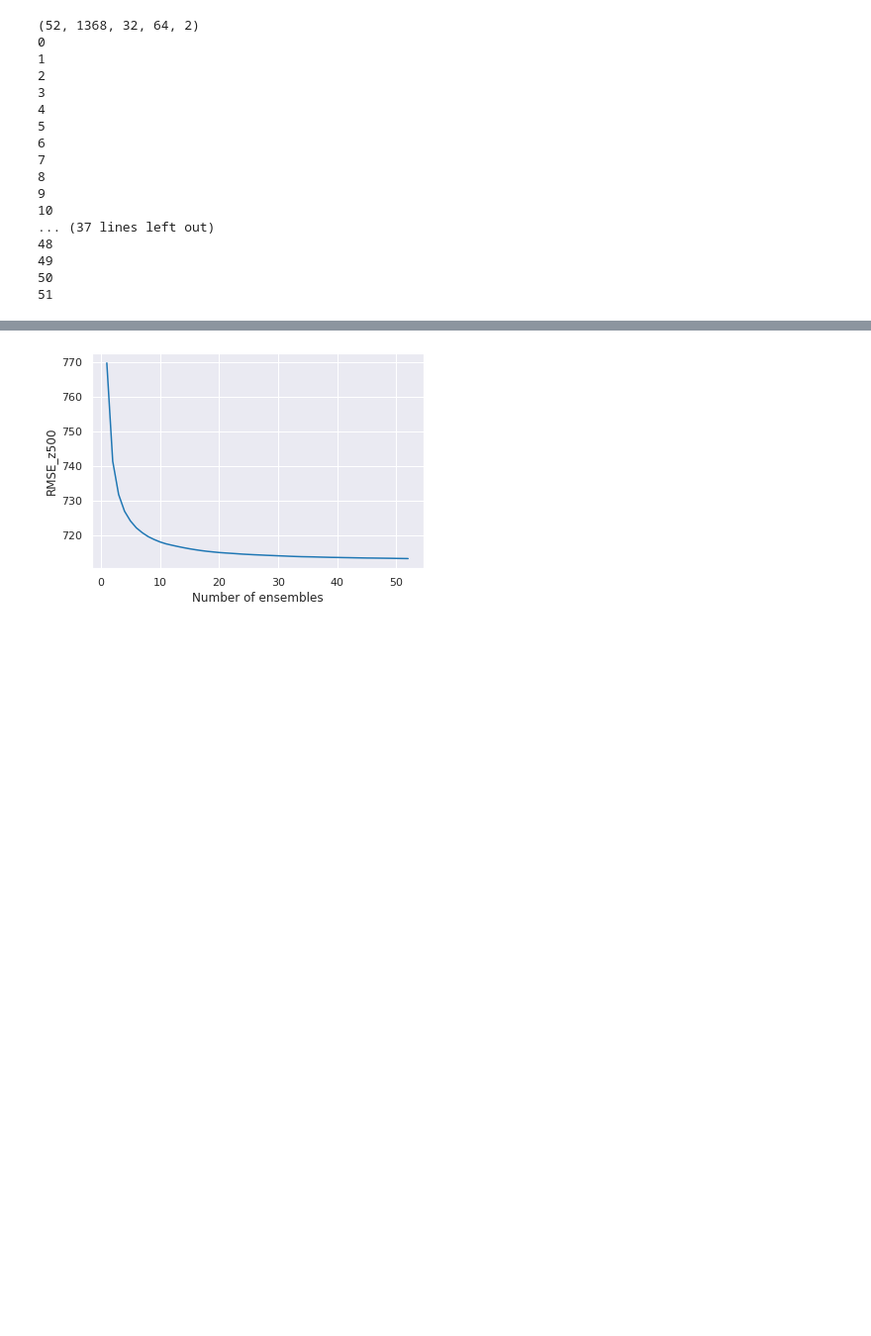
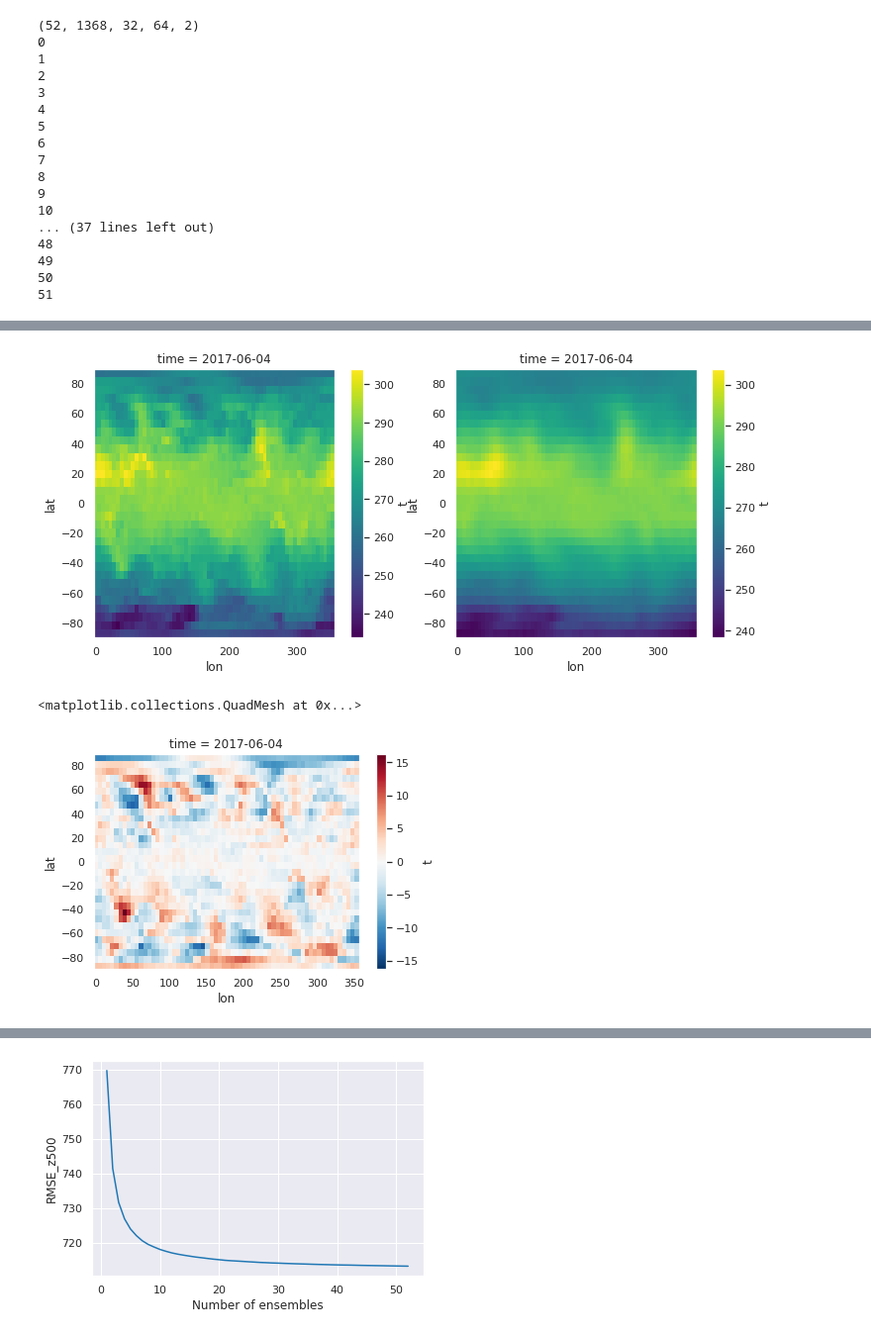
Before and after one commit to mc4117/ResNet_Weather, a Jupyter notebook: neural_notebooks/cnn_direct_72_ensemble.ipynb, the cells around one changed output, grey strips where cells are left out. Shown at 99% size. Saved outputs shown, nothing was run; the diff lists cells and outputs as text; code cells hidden in the pictures; blank space fills up the shorter version.

```diff
--- a/neural_notebooks/cnn_direct_72_ensemble.ipynb
+++ b/neural_notebooks/cnn_direct_72_ensemble.ipynb
@@ -455,0 +433,13 @@ ens_z = sum(preds.z)/len(preds.z)
+# %%
+fig, (ax1, ax2) = plt.subplots(1, 2, figsize = (12, 5))
+
+real_ds.t[0].plot(ax = ax1)
+
+ens_t[0].plot(ax = ax2)
+plt.show()
+
+(real_ds.t[0]-ens_t[0]).plot()
+# %% [output]
+[figure, added]
+<matplotlib.collections.QuadMesh at 0x...>
+[figure, added]
```
Also changed, not shown: parts of 21 cells of this notebook, 2 other files.
